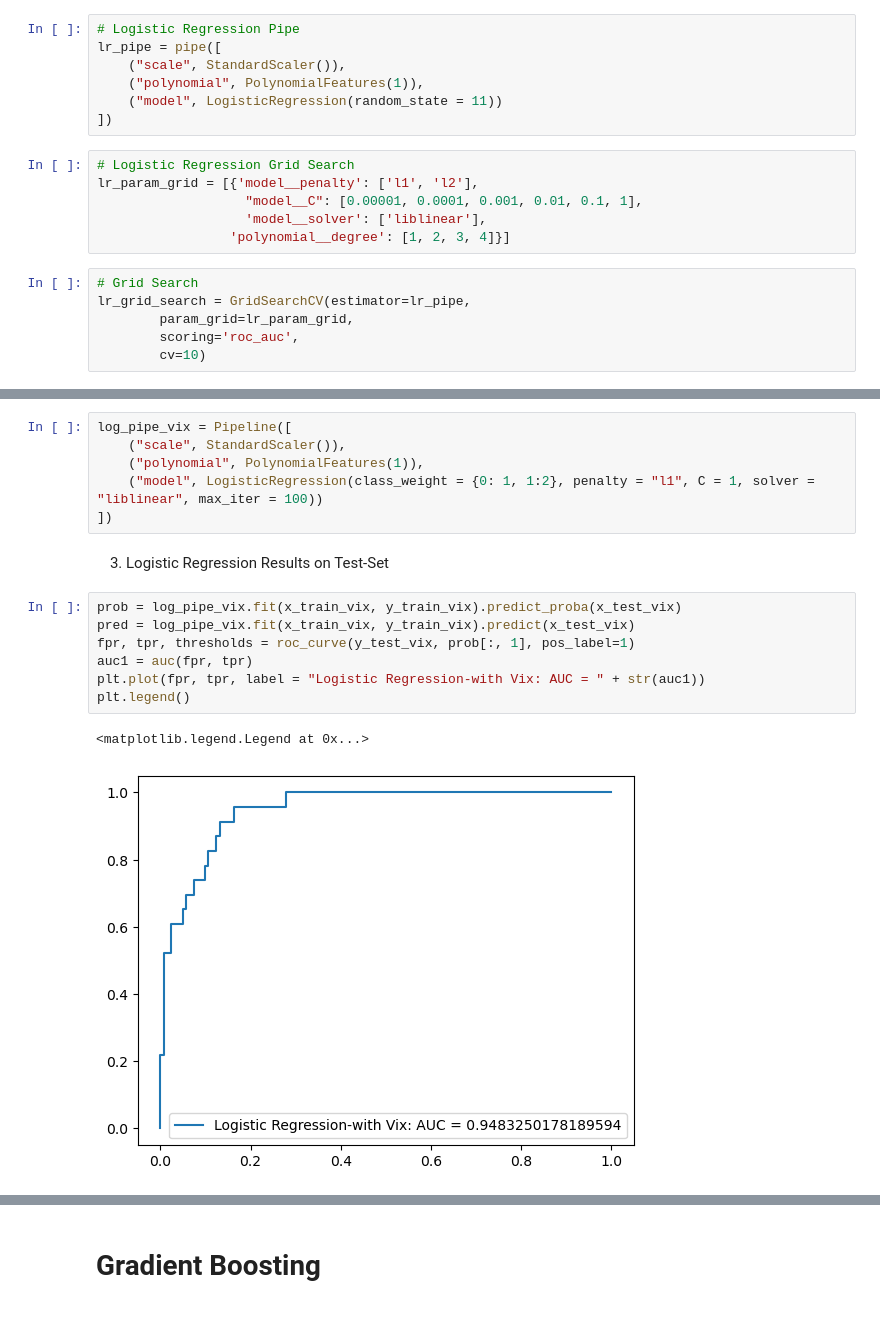
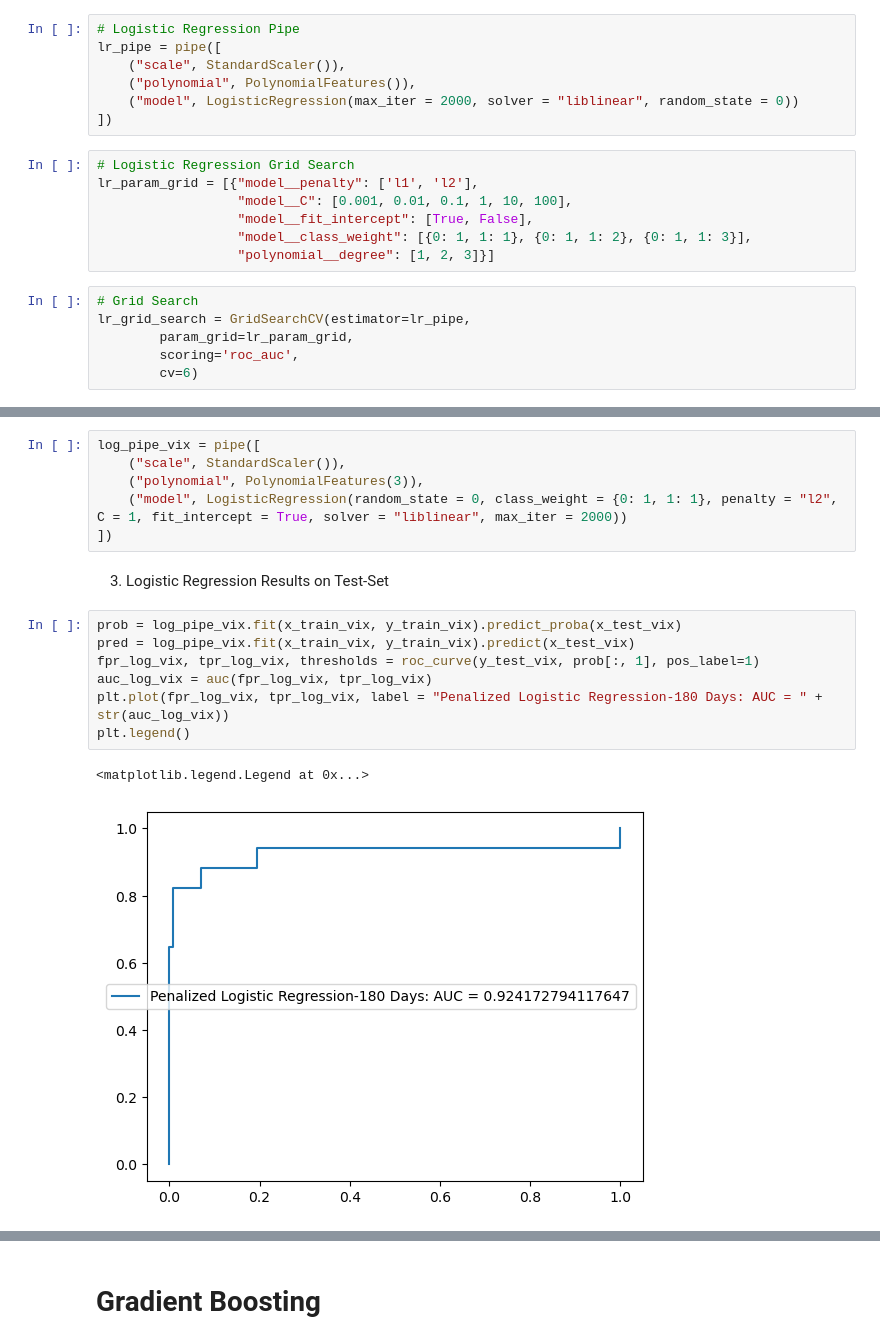
Before and after one commit to Peter-Lyu0921/Recession-Model, a Jupyter notebook: Recession Prediction.ipynb, the cells around one changed output, grey strips where cells are left out. Cells and saved outputs as stored; diff of their text form.

```diff
--- a/Recession Prediction.ipynb
+++ b/Recession Prediction.ipynb
@@ -72,21 +63,22 @@ from sklearn.metrics import precision_score, recall_score, make_scorer
 # Logistic Regression Pipe
 lr_pipe = pipe([
     ("scale", StandardScaler()),
-    ("polynomial", PolynomialFeatures(1)),
-    ("model", LogisticRegression(random_state = 11))
+    ("polynomial", PolynomialFeatures()),
+    ("model", LogisticRegression(max_iter = 2000, solver = "liblinear", random_state = 0))
 ])
 # %%
 # Logistic Regression Grid Search
-lr_param_grid = [{'model__penalty': ['l1', 'l2'],
-                   "model__C": [0.00001, 0.0001, 0.001, 0.01, 0.1, 1],
-                   'model__solver': ['liblinear'],
-                 'polynomial__degree': [1, 2, 3, 4]}]
+lr_param_grid = [{"model__penalty": ['l1', 'l2'],
+                  "model__C": [0.001, 0.01, 0.1, 1, 10, 100],
+                  "model__fit_intercept": [True, False],
+                  "model__class_weight": [{0: 1, 1: 1}, {0: 1, 1: 2}, {0: 1, 1: 3}],
+                  "polynomial__degree": [1, 2, 3]}]
 # %%
 # Grid Search
 lr_grid_search = GridSearchCV(estimator=lr_pipe,
         param_grid=lr_param_grid,
         scoring='roc_auc',
-        cv=10)
+        cv=6)
 # %% [markdown]
 ## Logistic Regression for Data with VIX and Cycle Indicator
 # %% [markdown]
@@ -117,20 +106,20 @@ df
 # %% [markdown]
 2. Creating the Logistic Regression using the Grid Search Results
 # %%
-log_pipe_vix = Pipeline([
+log_pipe_vix = pipe([
     ("scale", StandardScaler()),
-    ("polynomial", PolynomialFeatures(1)),
-    ("model", LogisticRegression(class_weight = {0: 1, 1:2}, penalty = "l1", C = 1, solver = "liblinear", max_iter = 100))
+    ("polynomial", PolynomialFeatures(3)),
+    ("model", LogisticRegression(random_state = 0, class_weight = {0: 1, 1: 1}, penalty = "l2", C = 1, fit_intercept = True, solver = "liblinear", max_iter = 2000))
 ])
 # %% [markdown]
 3. Logistic Regression Results on Test-Set
 # %%
 prob = log_pipe_vix.fit(x_train_vix, y_train_vix).predict_proba(x_test_vix)
 pred = log_pipe_vix.fit(x_train_vix, y_train_vix).predict(x_test_vix)
-fpr, tpr, thresholds = roc_curve(y_test_vix, prob[:, 1], pos_label=1)
-auc1 = auc(fpr, tpr)
-plt.plot(fpr, tpr, label = "Logistic Regression-with Vix: AUC = " + str(auc1))
+fpr_log_vix, tpr_log_vix, thresholds = roc_curve(y_test_vix, prob[:, 1], pos_label=1)
+auc_log_vix = auc(fpr_log_vix, tpr_log_vix)
+plt.plot(fpr_log_vix, tpr_log_vix, label = "Penalized Logistic Regression-180 Days: AUC = " + str(auc_log_vix))
 plt.legend()
 # %% [output]
 <matplotlib.legend.Legend at 0x...>
-[figure, old version]
+[figure, new version]
```
Also changed, not shown: parts of 32 cells of this notebook, 6 other files.
